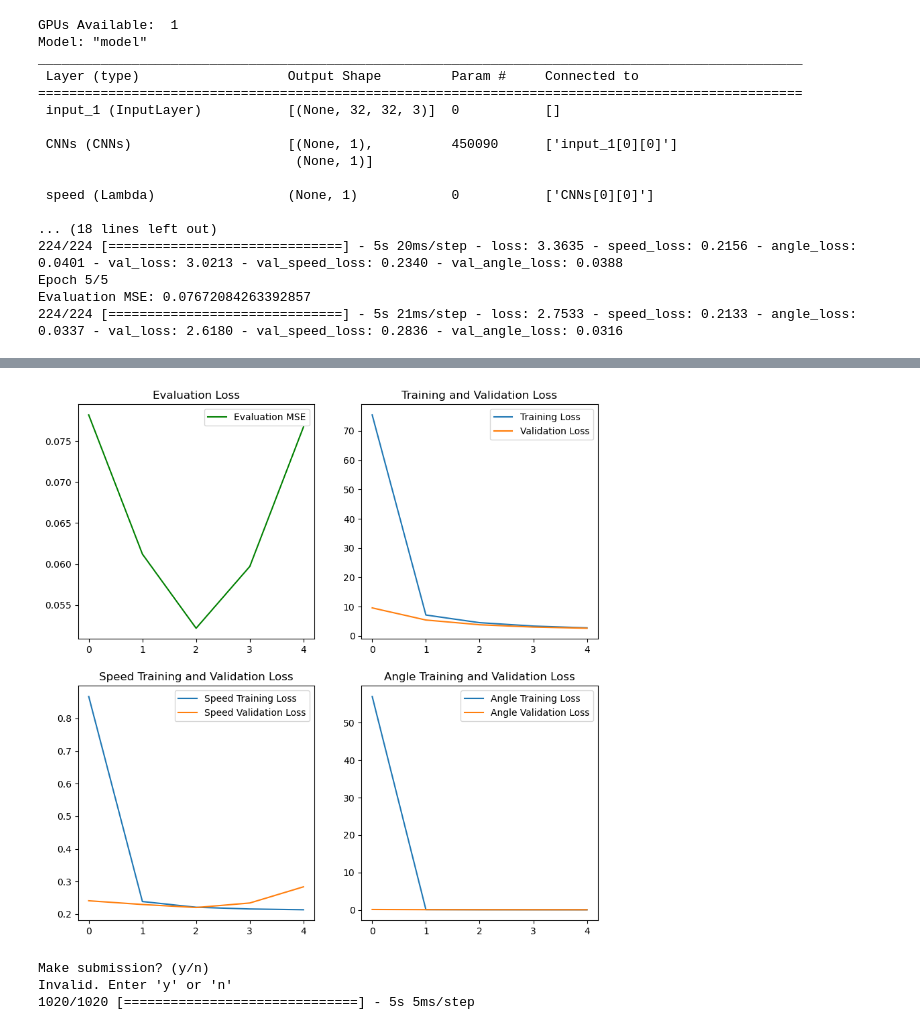
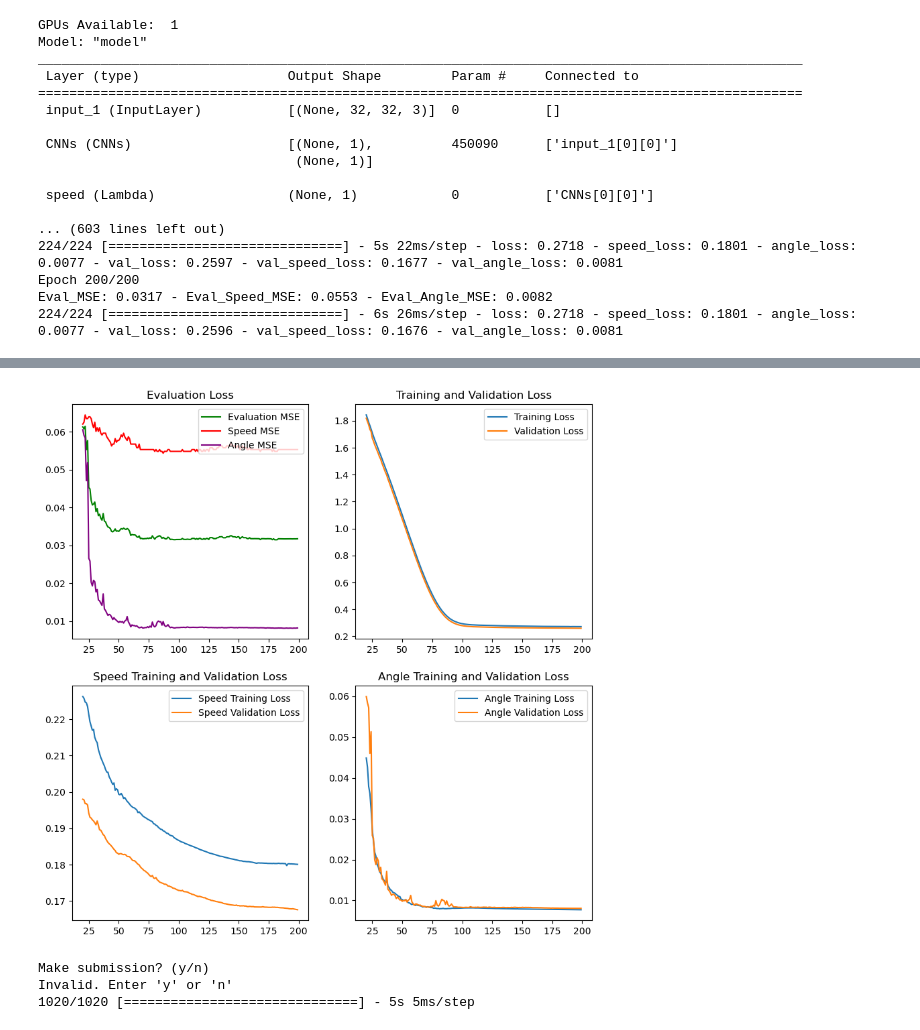
Before and after one commit to harryd337/Autonomous_PiCar, a Jupyter notebook: multi-output_nb.ipynb, the cells around one changed output, grey strips where cells are left out. Saved outputs shown, nothing was run; the diff lists cells and outputs as text; code cells hidden in the pictures.

Commit message:
best model so far

```diff
--- a/multi-output_nb.ipynb
+++ b/multi-output_nb.ipynb
@@ -437,11 +452,11 @@ class CNNs(keras.Model):
 # --- HYPERPARAMETERS ---
 batch_size = 40
 epochs = 200
-train_val_split = [0.65, 0.15]
-image_shape = (32, 32) # (32, 32) works well
+train_val_split = [0.65, 0.2] # 0.15 for evaluation
+image_shape = (32, 32)
 logging = False # log using tensorboard
 initial_learning_rate = 0.001
-final_learning_rate = 0.00001
+final_learning_rate = 0.0001
 total_decay_steps = 200
 # -----------------------
 
@@ -454,14 +469,15 @@ train_set, val_set, eval_set = build_training_validation_and_evaluation_sets(tra
                                                                    batch_size,
                                                                    train_val_split)
 model = build_model(image_shape)
-model, history, combined_mse_history = train_model(model,
-                                                   train_set,
-                                                   val_set,
-                                                   epochs,
-                                                   logging,
-                                                   initial_learning_rate,
-                                                   final_learning_rate,
-                                                   total_decay_steps)
+(model, history, combined_mse_history,
+ mse_speed_history, mse_angle_history) = train_model(model,
+                                                     train_set,
+                                                     val_set,
+                                                     epochs,
+                                                     logging,
+                                                     initial_learning_rate,
+                                                     final_learning_rate,
+                                                     total_decay_steps)
 # %% [output]
 GPUs Available:  1
 Model: "model"
@@ -475,12 +491,12 @@ ________________________________________________________________________________
 
  speed (Lambda)                 (None, 1)            0           ['CNNs[0][0]']
 
-... (18 lines left out)
-224/224 [==============================] - 5s 20ms/step - loss: 3.3635 - speed_loss: 0.2156 - angle_loss: 0.0401 - val_loss: 3.0213 - val_speed_loss: 0.2340 - val_angle_loss: 0.0388
-Epoch 5/5
-Evaluation MSE: 0.07672084263392857
-224/224 [==============================] - 5s 21ms/step - loss: 2.7533 - speed_loss: 0.2133 - angle_loss: 0.0337 - val_loss: 2.6180 - val_speed_loss: 0.2836 - val_angle_loss: 0.0316
+... (603 lines left out)
+224/224 [==============================] - 5s 22ms/step - loss: 0.2718 - speed_loss: 0.1801 - angle_loss: 0.0077 - val_loss: 0.2597 - val_speed_loss: 0.1677 - val_angle_loss: 0.0081
+Epoch 200/200
+Eval_MSE: 0.0317 - Eval_Speed_MSE: 0.0553 - Eval_Angle_MSE: 0.0082
+224/224 [==============================] - 6s 26ms/step - loss: 0.2718 - speed_loss: 0.1801 - angle_loss: 0.0077 - val_loss: 0.2596 - val_speed_loss: 0.1676 - val_angle_loss: 0.0081
 # %%
 # --- ANALYSE ---
-name = evaluate_model(history, combined_mse_history, epochs, epoch_offset=20)
+name = evaluate_model(history, combined_mse_history, mse_speed_history, mse_angle_history, epochs, epoch_offset=20)
 # %% [output]
@@ -488,4 +504,4 @@ Lowest evaluation loss: 0.05218
-[figure, old version]
+[figure, new version]
 # %%
 # --- MAKE SUBMISSION ---
 test_model(model, test_image_paths, image_shape, name, directory)
```
Also changed, not shown: parts of 2 cells of this notebook.
